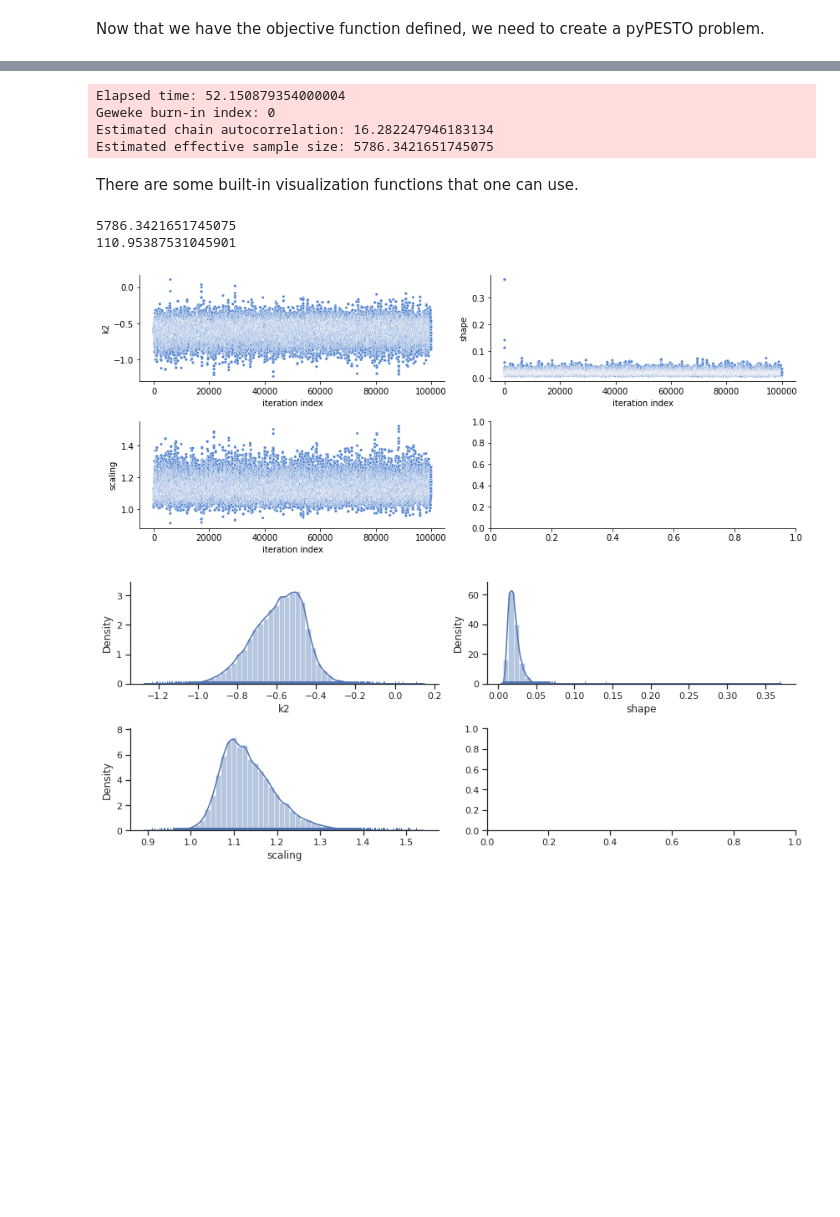
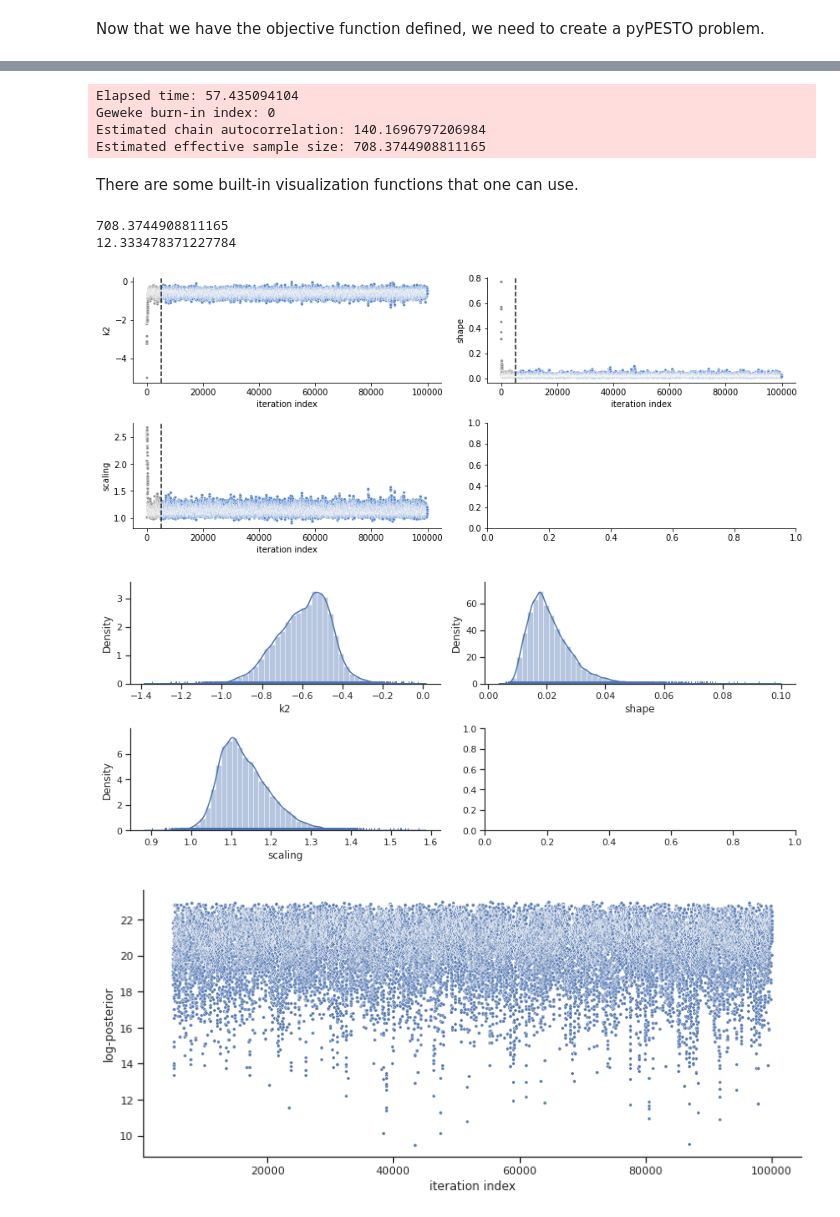
Before and after one commit to feddersmichael/Bachelor-Thesis-Marginal-Sampling, a Jupyter notebook: Sampling/Laplacian_noise/Conversion_Reaction_model/Laplacian_noise-Conversion_Reaction-Full_parameter-scaling-onlyk2.ipynb, the cells around one changed output, grey strips where cells are left out. Saved outputs shown, nothing was run; the diff lists cells and outputs as text; code cells hidden in the pictures; blank space fills up the shorter version.

```diff
--- a/Sampling/Laplacian_noise/Conversion_Reaction_model/Laplacian_noise-Conversion_Reaction-Full_parameter-scaling-onlyk2.ipynb
+++ b/Sampling/Laplacian_noise/Conversion_Reaction_model/Laplacian_noise-Conversion_Reaction-Full_parameter-scaling-onlyk2.ipynb
@@ -104,8 +104,8 @@ def standard_sampling():
     """Creates a pyPESTO problem."""
     objective = pypesto.Objective(fun=negative_log_posterior)
     problem = pypesto.Problem(objective=objective,  # objective function
-                              lb=[-5, 0, 0],  # lower bounds
-                              ub=[5, np.inf, np.inf],  # upper bounds
+                              lb=[-10, 0, 0],  # lower bounds
+                              ub=[10, np.inf, np.inf],  # upper bounds
                               x_names=['k2', 'shape','scaling'],  # parameter names
                               x_scales=['log', 'lin', 'lin'])  # parameter scale
     return problem
@@ -122,6 +122,7 @@ n_samples= 1e5
 
 x0 = np.array([-1.2741, -0.6160, 0.3684, 0.7826])
 x0 = x0[1:]
+x0[0] = -5.
 
 # call the sampler of choice
 sampler = sample.AdaptiveMetropolisSampler()
@@ -179,24 +180,29 @@ for n in range(runs):
         with open('Results/Full_parameter/' + str(n) + '.pickle','wb') as result_file:
             pickle.dump(results, result_file, n)
 # %% [output]
-Elapsed time: 52.150879354000004
+Elapsed time: 57.435094104
 Geweke burn-in index: 0
-Estimated chain autocorrelation: 16.282247946183134
-Estimated effective sample size: 5786.3421651745075
+Estimated chain autocorrelation: 140.1696797206984
+Estimated effective sample size: 708.3744908811165
 # %% [markdown]
 There are some built-in visualization functions that one can use.
 # %%
 print(result.sample_result.effective_sample_size)
 print(result.sample_result.effective_sample_size/result.sample_result.time)
 # Visualize the parameter trace
+
+result.sample_result.burn_in = 5000
+
 ax = visualize.sampling.sampling_parameters_trace(result, use_problem_bounds=False, full_trace=True, size=(12,5))
 # Visualize the one-dimensional marginals --> Important!
 ax = visualize.sampling_1d_marginals(result, size=(12,5))
+ax = visualize.sampling_fval_traces(result, size=(12,5))
 # %% [output]
-5786.3421651745075
-110.95387531045901
+708.3744908811165
+12.333478371227784
-[figure, old version]
+[figure, new version]
-[figure, old version]
+[figure, new version]
+[figure, added]
 # %%
 plt.figure(figsize=(12,4))
 for n in problem.x_free_indices:
```
Also changed, not shown: parts of 3 cells of this notebook, 1 other file.
